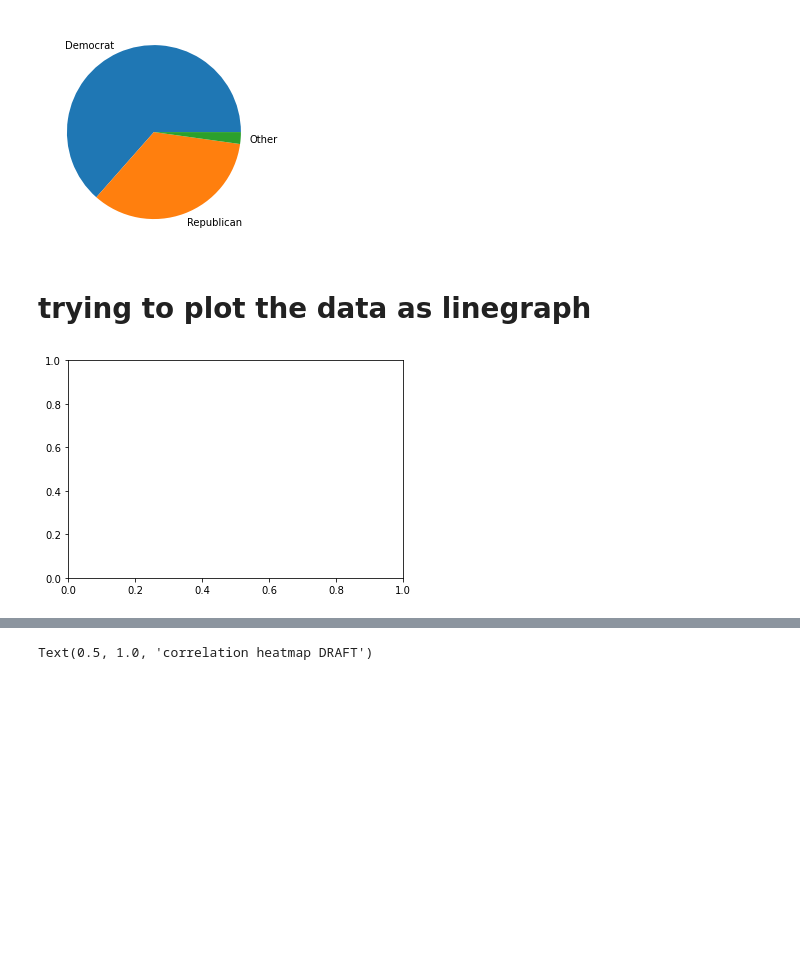
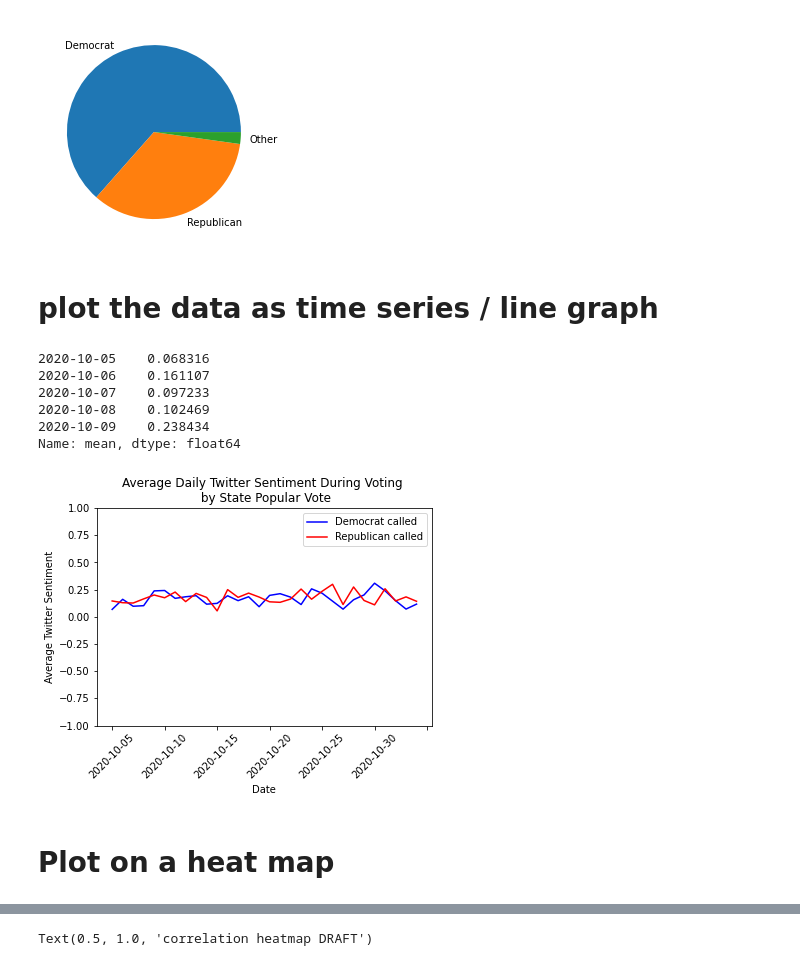
Before and after one commit to MeganDoman/CPSC4180_FinalProject, a Jupyter notebook: Doman_CPSC4180_FinalProject.ipynb, the cells around one changed output, grey strips where cells are left out. Saved outputs shown, nothing was run; the diff lists cells and outputs as text; code cells hidden in the pictures; blank space fills up the shorter version.

```diff
--- a/Doman_CPSC4180_FinalProject.ipynb
+++ b/Doman_CPSC4180_FinalProject.ipynb
@@ -286,20 +273,44 @@ plt.pie(x=vote_count, labels=vote_party)
   Text(1.0973849902349508, -0.07580358307518903, 'Other')])
 [figure]
 # %% [markdown]
-# trying to plot the data as linegraph
+# plot the data as time series / line graph
+# %%
+rep = combinedf[combinedf["called"] == "R"]
+rep_ts = rep.iloc[:, 4:]
+dem = combinedf[combinedf["called"] == "D"]
+dem_ts = dem.iloc[:, 4:]
+dem_ts.loc['mean'] = dem_ts.mean()
+rep_ts.loc['mean'] = rep_ts.mean()
+dem_mean = dem_ts.loc["mean"]
+rep_mean = rep_ts.loc["mean"]
+# %%
+dem_mean.head()
+# %% [output]
+2020-10-05    0.068316
+2020-10-06    0.161107
+2020-10-07    0.097233
+2020-10-08    0.102469
+2020-10-09    0.238434
+Name: mean, dtype: float64
 # %%
 # gca stands for 'get current axis'
 ax = plt.gca()
 
 
 #Goal: two lines, time series, average sentiment of states w/ called = R and one line for states called with D per day
-#combinedf.plot(kind='line',x="2020-11-03",y='dem_percent', color = 'blue', ax=ax)
-#combinedf.plot(kind='line',y="AL", color='red', ax=ax)
-#neither of these are sufficient, so I need to do some more work on this portion
-
-#plt.show()
+dem_mean.plot(kind='line', color = 'blue', ax=ax, label = "Democrat called")
+rep_mean.plot(kind='line', color = 'red', ax = ax, label  = "Republican called")
+ax.set_ylim(ymin=-1, ymax=1)
+ax.legend()
+plt.xticks(rotation = 45)
+plt.title("Average Daily Twitter Sentiment During Voting \n by State Popular Vote")
+plt.ylabel("Average Twitter Sentiment")
+plt.xlabel("Date")
+plt.show()
 # %% [output]
-[figure, old version]
+[figure, new version]
+# %% [markdown]
+# Plot on a heat map
 # %%
 combinedf.corr()
 # %% [output]
```
Also changed, not shown: parts of 6 cells of this notebook.
